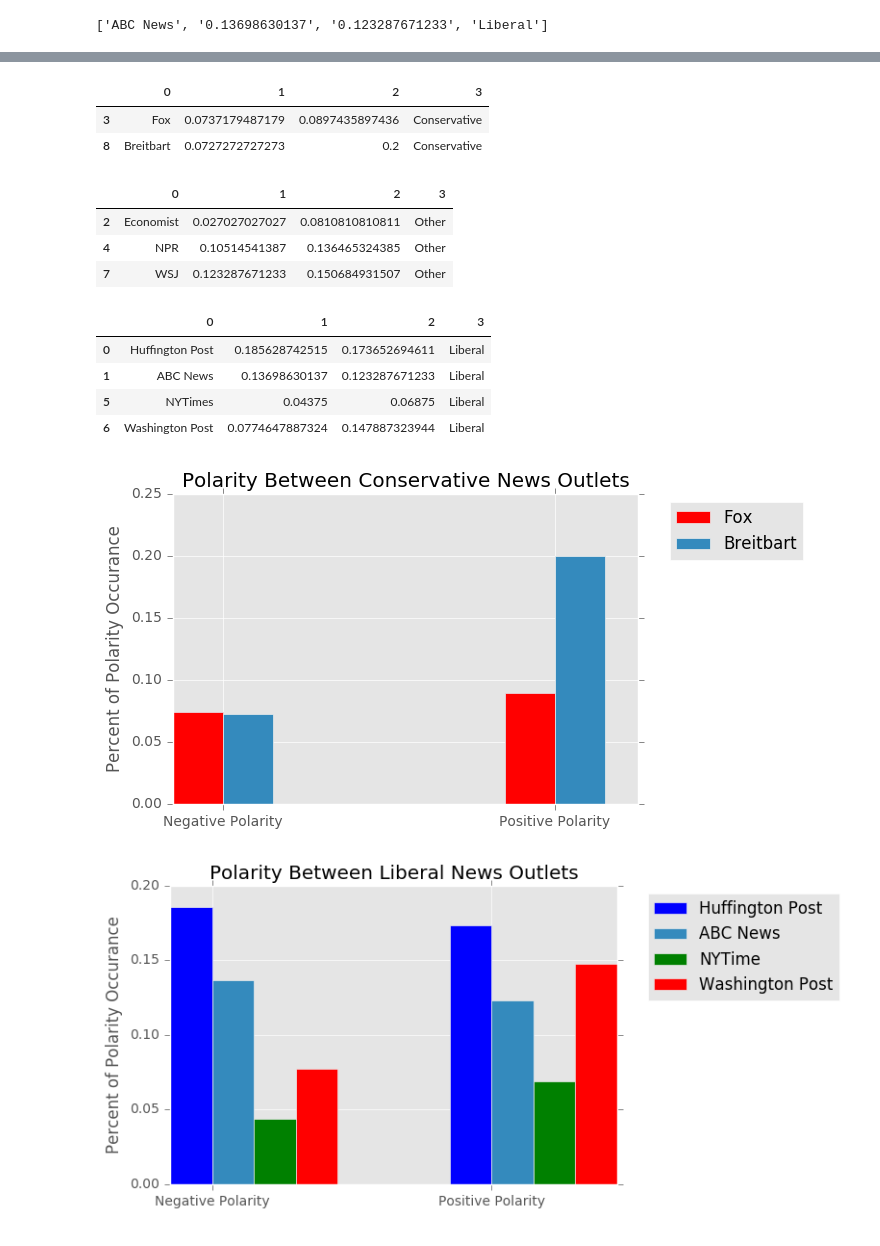
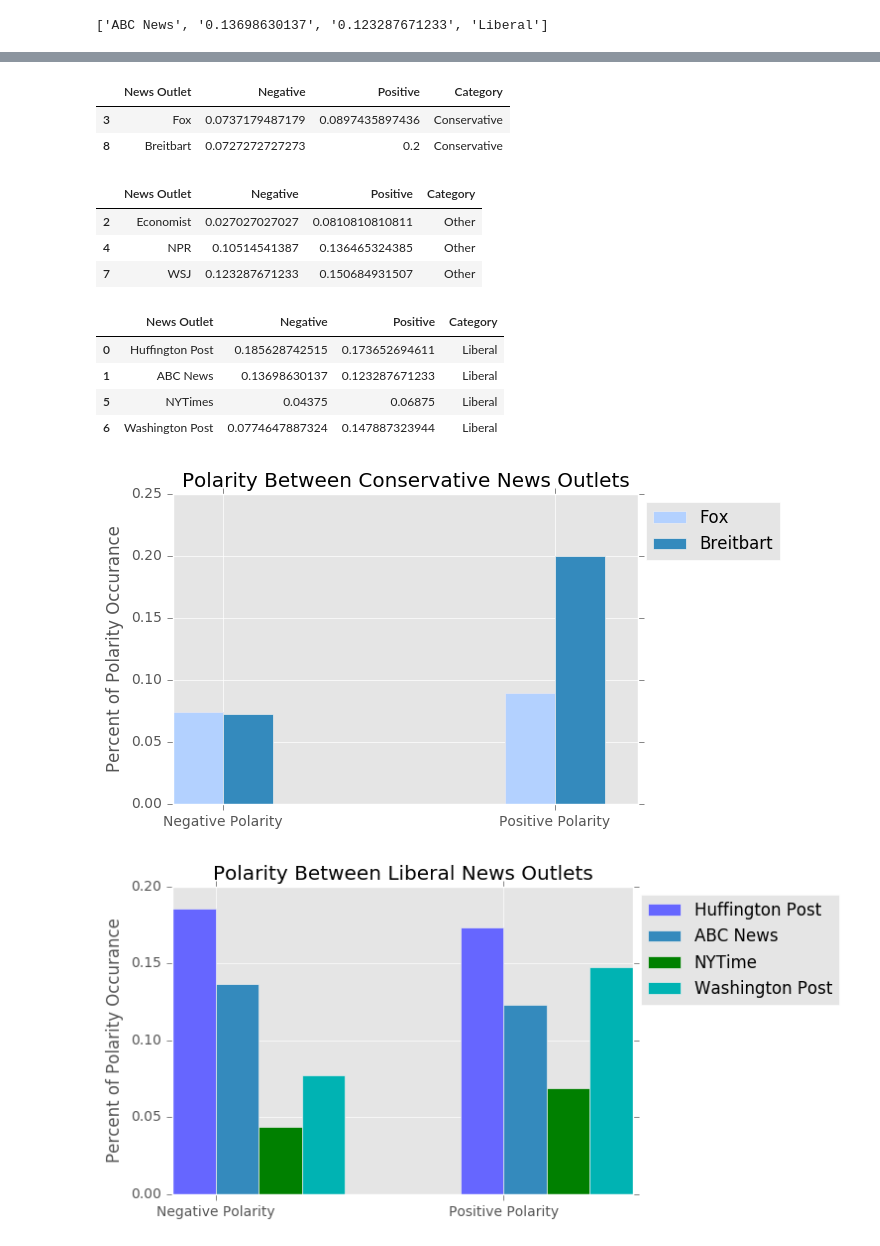
Before and after one commit to noashadmon/sta141bfinal, a Jupyter notebook: nounpolarity-analysis.ipynb, the cells around one changed output, grey strips where cells are left out. Cells and saved outputs as stored; diff of their text form; code cells hidden in the pictures.

Commit message:
plots edit

```diff
--- a/nounpolarity-analysis.ipynb
+++ b/nounpolarity-analysis.ipynb
@@ -212,5 +208,6 @@ ws = polarity_levels(wsj_noun_pol, "WSJ", "Other", len(wsj))
 br = polarity_levels(breitbart_noun_pol, "Breitbart", "Conservative", len(breitbart))
 # %%
 df = pd.DataFrame([hp, ab, ec, fo, np, ny, wa, ws, br])
+df.columns = ['News Outlet', 'Negative', 'Positive', 'Category']
 df
 # %% [output]
@@ -225,25 +222,25 @@ df
 | 7 | WSJ | 0.123287671233 | 0.150684931507 | Other |
 | 8 | Breitbart | 0.0727272727273 | 0.2 | Conservative |
 # %%
-df_conservative = df[df[3] == "Conservative"]
+df_conservative = df[df['Category'] == "Conservative"]
 df_conservative
 # %% [output]
-|  | 0 | 1 | 2 | 3 |
+|  | News Outlet | Negative | Positive | Category |
 | 3 | Fox | 0.0737179487179 | 0.0897435897436 | Conservative |
 | 8 | Breitbart | 0.0727272727273 | 0.2 | Conservative |
 # %%
-df_other = df[df[3] == "Other"]
+df_other = df[df['Category'] == "Other"]
 df_other
 # %% [output]
-|  | 0 | 1 | 2 | 3 |
+|  | News Outlet | Negative | Positive | Category |
 | 2 | Economist | 0.027027027027 | 0.0810810810811 | Other |
 | 4 | NPR | 0.10514541387 | 0.136465324385 | Other |
 | 7 | WSJ | 0.123287671233 | 0.150684931507 | Other |
 # %%
-df_liberal = df[df[3] == "Liberal"]
+df_liberal = df[df['Category'] == "Liberal"]
 df_liberal
 # %% [output]
-|  | 0 | 1 | 2 | 3 |
+|  | News Outlet | Negative | Positive | Category |
 | 0 | Huffington Post | 0.185628742515 | 0.173652694611 | Liberal |
 | 1 | ABC News | 0.13698630137 | 0.123287671233 | Liberal |
 | 5 | NYTimes | 0.04375 | 0.06875 | Liberal |
@@ -269,7 +266,7 @@ fig = plt.figure()
 ax = fig.add_subplot(111)
 
 rects1 = ax.bar(ind, df_conservative.iloc[0, 1:3].values, width, color='b')
-rects1 = ax.bar(ind, df_conservative.iloc[0, 1:3].values, width, color='r')
+rects1 = ax.bar(ind, df_conservative.iloc[0, 1:3].values, width, color='#b3d1ff')
 
 rects2 = ax.bar(ind+width, df_conservative.iloc[1, 1:3].values, width)
 
@@ -277,32 +274,32 @@ ax.set_ylabel('Percent of Polarity Occurance')
 ax.set_xticks(ind+width)
 ax.set_title("Polarity Between Conservative News Outlets")
 ax.set_xticklabels( ('Negative Polarity', 'Positive Polarity') )
-ax.legend( (rects1[0], rects2[0]), ('Fox', 'Breitbart'), bbox_to_anchor=(1.05, 1), loc=2)
+ax.legend( (rects1[0], rects2[0]), ('Fox', 'Breitbart'), bbox_to_anchor=(1, 1), loc=2)
 plt.show()
 # %% [output]
-[figure, old version]
+[figure, new version]
 # %%
 
 width = 0.15
 fig = plt.figure()
 ax = fig.add_subplot(111)
 
-rects1 = ax.bar(ind, df_liberal.iloc[0, 1:3].values, width, color='b')
+rects1 = ax.bar(ind, df_liberal.iloc[0, 1:3].values, width, color='#6666ff')
 
 
 rects2 = ax.bar(ind+width, df_liberal.iloc[1, 1:3].values, width)
 rects3 = ax.bar(ind+width+width, df_liberal.iloc[2, 1:3].values, width, color = 'g')
 
-rects4 = ax.bar(ind+width+width+width, df_liberal.iloc[3, 1:3].values, width, color = 'r')
+rects4 = ax.bar(ind+width+width+width, df_liberal.iloc[3, 1:3].values, width, color = '#00b3b3')
 
 ax.set_ylabel('Percent of Polarity Occurance')
 ax.set_xticks(ind+width)
 ax.set_title("Polarity Between Liberal News Outlets")
 ax.set_xticklabels( ('Negative Polarity',  'Positive Polarity') )
-ax.legend( (rects1[0], rects2[0], rects3[0], rects4[0]), ('Huffington Post', 'ABC News', 'NYTime', 'Washington Post'), bbox_to_anchor=(1.05, 1), loc=2)
+ax.legend( (rects1[0], rects2[0], rects3[0], rects4[0]), ('Huffington Post', 'ABC News', 'NYTime', 'Washington Post'), bbox_to_anchor=(1, 1), loc=2)
 plt.show()
 # %% [output]
-[figure, old version]
+[figure, new version]
 # %%
 #ind = np.arange(3)
 width = 0.15
```
Also changed, not shown: parts of 7 cells of this notebook.
